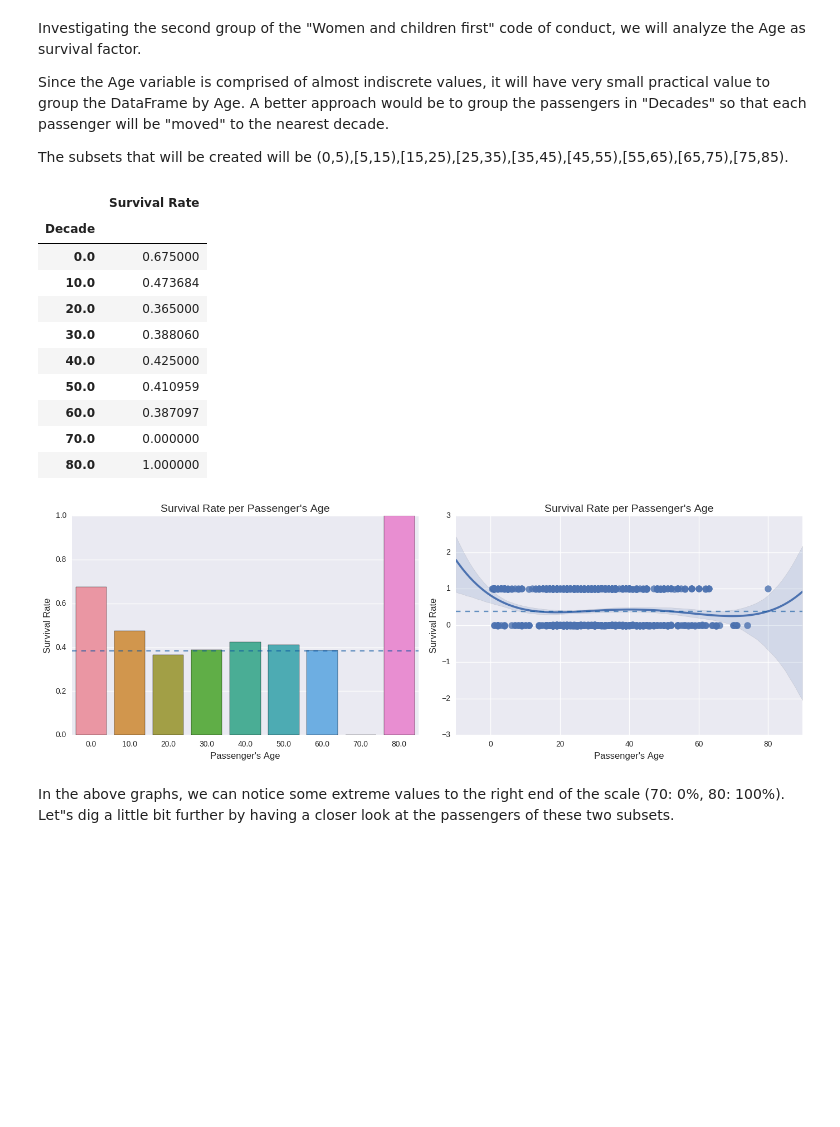
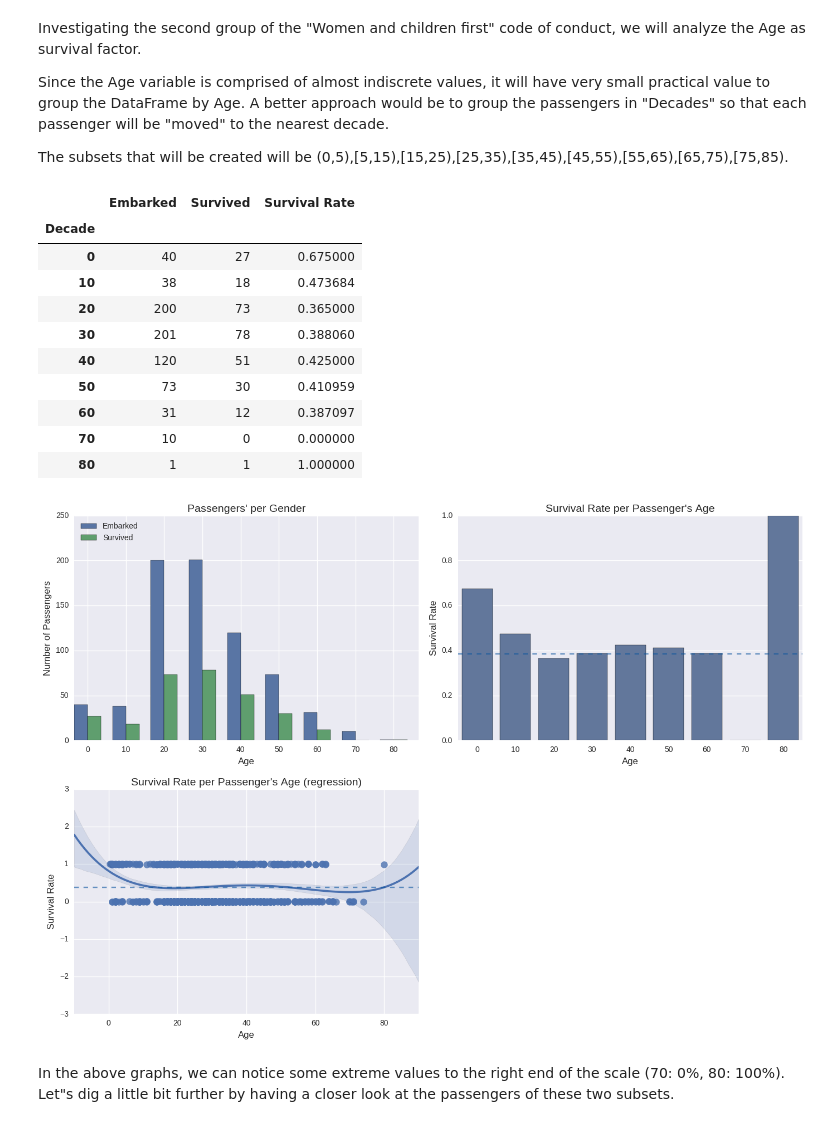
Before and after one commit to YannisPap/Investigating-a-Dataset, a Jupyter notebook: P2 - Investigate a Dataset.ipynb, the cells around one changed output. Drawn from its saved outputs; the diff is of its cells as text; code cells hidden in the pictures; blank space fills up the shorter version.

```diff
--- a/P2 - Investigate a Dataset.ipynb
+++ b/P2 - Investigate a Dataset.ipynb
@@ -80,0 +82,2 @@ titanic_original.head()
+# %%
+titanic_df=titanic_original.rename(columns = {'Embarked':'Port'})
@@ -421,3 +430,13 @@ titanic_original["Survived"].mean()
+# %%
+def grouped(column,original_df=titanic_df):
+
+    a = original_df.dropna(subset=[column]).groupby(column).agg({"PassengerId" : "count", "Survived" : "sum"})
+    a = a.rename(columns = {"PassengerId":"Embarked", "Survived":"Survived"})
+    b = original_df.dropna(subset=[column]).groupby(column).agg({"Survived" : "mean"})
+    b = b.rename(columns = {"Survived" : "Survival Rate"})
+    df_name = pd.concat([a,b], axis=1)
+
+    return df_name
 # %% [markdown]
 ## Survival Rate per Passenger's Class
 # %% [markdown]
@@ -507,11 +564,11 @@ Since the Age variable is comprised of almost indiscrete values, it will have ve
 The subsets that will be created will be (0,5),[5,15),[15,25),[25,35),[35,45),[45,55),[55,65),[65,75),[75,85).
 # %%
 #Drop the NaN values
-age_df=titanic_original.dropna(subset = ["Age"])
+age_df=titanic_df.dropna(subset = ["Age"])
 
 #A function that round the age to the neares decade
 def decade(age):
-    return (round(age/10)*10)
+    return int((round(age/10)*10))
 
 #Applying the "decade" function to the "Age" column
 Decade = age_df[["Age"]].applymap(decade)
@@ -522,56 +579,72 @@ dec_df = pd.concat([age_df, Decade], axis = 1)
 # %%
 #Create a grouped by "Decade" DataFrame with the average "Survived"
 #No need to dropna() because we have already droped the null values during the creation of the DataFrame
-decade_df = pd.DataFrame(data = dec_df.groupby("Decade").agg({"Survived" : "mean"}))
-decade_df.columns = ["Survival Rate"]
+
+decade_df = grouped("Decade",dec_df)
 decade_df
 # %% [output]
-|  | Survival Rate |
-| Decade |  |
-| 0.0 | 0.675000 |
-| 10.0 | 0.473684 |
-| 20.0 | 0.365000 |
-| 30.0 | 0.388060 |
-| 40.0 | 0.425000 |
-| 50.0 | 0.410959 |
-| 60.0 | 0.387097 |
-| 70.0 | 0.000000 |
-| 80.0 | 1.000000 |
+|  | Embarked | Survived | Survival Rate |
+| Decade |  |  |  |
+| 0 | 40 | 27 | 0.675000 |
+| 10 | 38 | 18 | 0.473684 |
+| 20 | 200 | 73 | 0.365000 |
+| 30 | 201 | 78 | 0.388060 |
+| 40 | 120 | 51 | 0.425000 |
+| 50 | 73 | 30 | 0.410959 |
+| 60 | 31 | 12 | 0.387097 |
+| 70 | 10 | 0 | 0.000000 |
+| 80 | 1 | 1 | 1.000000 |
 # %%
 #Plotting the resulting DataFrame
-fig = plt.subplots(figsize = (14, 5))
+fig = plt.subplots(figsize = (14, 10))
 
-#Barplot
-plt.subplot(121)
+plt.subplot(221)
 
-p = sns.barplot(x="Decade", y="Survival Rate", data=decade_df.reset_index())
+N = len(decade_df.index)
+ind = np.arange(N)  # the x locations for the groups
+width = 0.35       # the width of the bars
+
+bar1=plt.bar(ind, decade_df["Embarked"], width, color="#5975A4", label="Embarked")
+bar2=plt.bar(ind + width, decade_df["Survived"], width, color='#5F9E6E', label="Survived")
+
+plt.xlabel("Age", fontsize=12)
+plt.ylabel("Number of Passengers", fontsize=12)
+plt.title("Passengers' per Gender", fontsize=14)
+plt.xticks(ind + width, decade_df.index.values)
+
+plt.legend(loc=2)
+
+#Survival Rate per Age
+plt.subplot(222)
+
+p = sns.barplot(x="Decade", y="Survival Rate", color='#5975A4', data=decade_df.reset_index())
 
 #Adding the average Survival Rate
 plt.axhline(y=0.3838383838383838, ls='dashed', color='#0B559F', alpha=0.6)
 
-p.set_xlabel("Passenger's Age", fontsize=12)
+p.set_xlabel("Age", fontsize=12)
 p.set_ylabel("Survival Rate", fontsize=12)
 p.set_title("Survival Rate per Passenger's Age", fontsize=14)
 
 #Linear Regression
-plt.subplot(122)
+plt.subplot(223)
 
-age_df=titanic_original.dropna(subset = ["Age"])
+age_df=titanic_df.dropna(subset = ["Age"])
 
 #An order of "4" has been selected so that the regression model will follow the histogram's trend
 sns.regplot(x="Age", y="Survived", data=dec_df, order=4, y_jitter=0.01, scatter_kws={"s": 80});
 
 #Adding the average Survival Rate
 plt.axhline(y=0.3838383838383838, ls='dashed', color='#0B559F', alpha=0.6)
 
-plt.xlabel("Passenger's Age", fontsize=12)
+plt.xlabel("Age", fontsize=12)
 plt.ylabel("Survival Rate", fontsize=12)
-plt.title("Survival Rate per Passenger's Age", fontsize=14)
+plt.title("Survival Rate per Passenger's Age (regression)", fontsize=14)
 
 plt.tight_layout()
 plt.show()
 # %% [output]
-[figure, old version]
+[figure, new version]
 # %% [markdown]
 In the above graphs, we can notice some extreme values to the right end of the scale (70: 0%, 80: 100%).
 Let"s dig a little bit further by having a closer look at the passengers of these two subsets.
```
Also changed, not shown: parts of 48 cells of this notebook, 1 other file.
